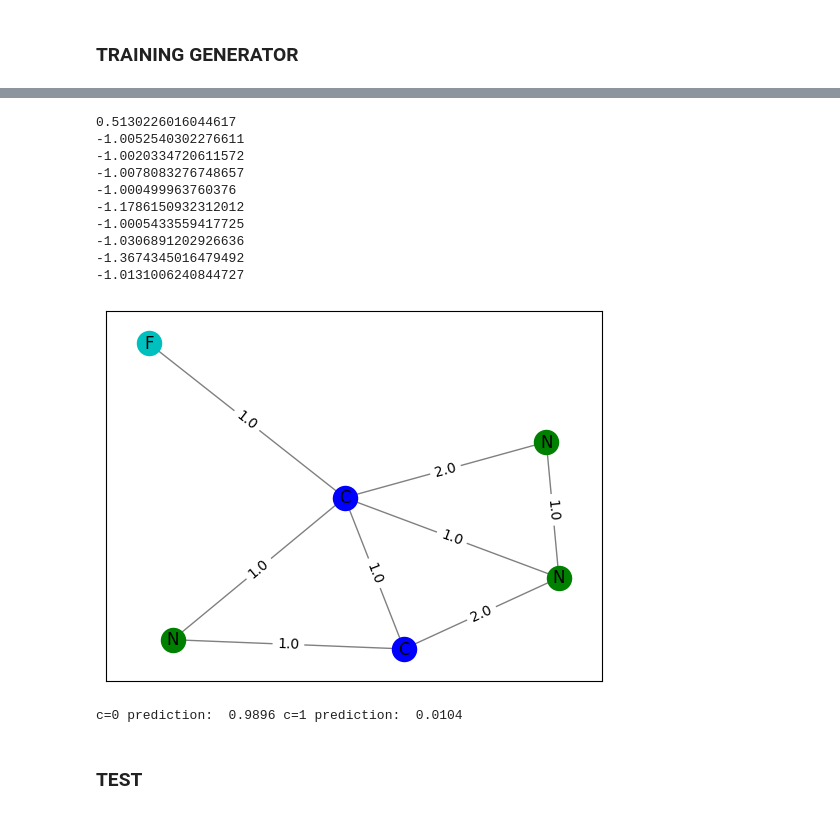
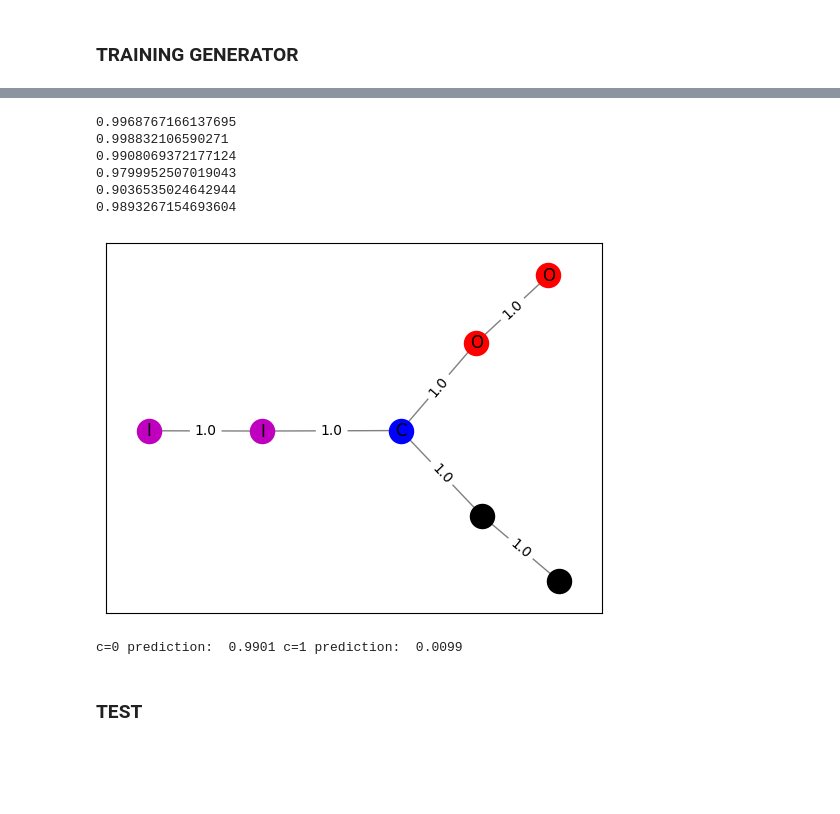
Before and after one commit to alessioborgi/XGNN_GraphGenRL, a Jupyter notebook: X_GNN_MUTAG.ipynb, the cells around one changed output, grey strips where cells are left out. Saved outputs shown, nothing was run; the diff lists cells and outputs as text; code cells hidden in the pictures; blank space fills up the shorter version.

```diff
--- a/X_GNN_MUTAG.ipynb
+++ b/X_GNN_MUTAG.ipynb
@@ -498,16 +502,14 @@ Training Set Accuracy: 0.8777
 # %% [markdown]
 ### GRAPH GENERATOR
 # %%
-
 class Generator(nn.Module):
-    def __init__(self, model_path: str, C: list, num_class=2, c=0, max_nodes=5, hyp1=1, hyp2=2, start=None, nfeat=7, dropout=0.1):
+    def __init__(self, model_path: str, C: list, num_class=2, c=0, hyp1=1, hyp2=2, start=None, nfeat=7, dropout=0.1):
         """
         :param C: Candidate set of nodes (list)
         :param start: Starting node (defaults to randomized node)
         """
         super(Generator, self).__init__()
         self.num_class = num_class
-        self.max_nodes = max_nodes
         self.dropout = dropout
         self.c = c  # c is the specific class of graph to be generated
 
@@ -698,15 +700,10 @@ class Generator(nn.Module):
                 if max_valency < d:
                     return -1
 
-        # check if there is at most 1 edge between any 2 node in G_t_1, otherwise return -1
-        adj = torch.zeros(G_t_1['num_nodes'], G_t_1['num_nodes'])
-        adj[G_t_1['edge_index'][0], G_t_1['edge_index'][1]] = 1
-        if torch.sum(adj) > G_t_1['num_nodes']:
+        edges = G_t_1['edge_index'].t().tolist()  # Convert to list of edges
+        edge_set = {tuple(edge) for edge in edges}  # Convert to set of unique edges (preserving the duality for undirected graphs)
+        if len(edge_set) < len(edges):  # If there are duplicate edges, return -1
             return -1
-
-        # if the generated graph G_t_1 contains more node than the maximum number of nodes, return -1
-        #if G_t_1['num_nodes'] > self.max_nodes:
-        #    return -1
 
         return 0
 
@@ -730,7 +737,7 @@ class Generator(nn.Module):
 # %%
 import torch.optim as optim
 
-def train_generator(generator, num_episodes=1000, max_gen_step=10, max_nodes = 5, learning_rate=0.01, b1=0.9, b2=0.999):
+def train_generator(generator, num_episodes=1000, max_gen_step=8, learning_rate=0.01, b1=0.9, b2=0.999):
     """
     Train the generator to produce graphs that maximize the target GNN's confidence for a given class.
 
@@ -769,10 +776,7 @@ def train_generator(generator, num_episodes=1000, max_gen_step=10, max_nodes = 5
             loss.backward()
             optimizer.step()
 
-            if G_t_1['num_nodes'] >= max_nodes:
-                generator.reset_graph()
-
-            elif Rt >= 0:
+            if Rt >= 0:
                 generator.G = G_t_1
 
         # Logging for debugging or monitoring training progress
@@ -787,9 +791,9 @@ if __name__ == "__main__":
     # Initialize the Generator with the appropriate parameters
     model_path = './gcn_first.pth'
     candidate_set = ['C.4', 'N.4', 'O.2', 'F.1', 'I.1', 'Cl.1', 'Br.1']
-    g = Generator(model_path=model_path, C=candidate_set, nfeat=7, c=0, start=0, max_nodes=5)
+    g = Generator(model_path=model_path, C=candidate_set, nfeat=7, c=0, start=0)
 
     # Train the generator
-    train_generator(g, num_episodes=200, max_gen_step=20, learning_rate=0.001)
+    train_generator(g, num_episodes=100, max_gen_step=6, learning_rate=0.01)
 # %% [output]
 You are using `torch.load` with `weights_only=False` (the current default value), which uses the default pickle module implicitly. It is possible to construct malicious pickle data which will execute  ...
@@ -812,12 +810,13 @@ Episode 190/200, mean Loss: -261.1440124511719, Mean_Reward: -1.0017368793487549
 Training complete.
 # %%
+#@title Generate and draw graph
 import networkx as nx
 import matplotlib.pyplot as plt
 import torch
 import copy
 
 # Function to generate and draw a graph using the generator
-def generate_and_draw_graph(generator, candidate_set, max_gen_step=10):
+def generate_and_draw_graph(generator, candidate_set, max_gen_step=8):
     # Initialize the graph
     generator.reset_graph()
 
@@ -827,7 +826,8 @@ def generate_and_draw_graph(generator, candidate_set, max_gen_step=10):
         _, _, _, _, G = generator(G)
         reward = generator.calculate_reward(G)
         print(reward.item())
-        generator.G = G
+        if reward >= 0:
+           generator.G = G
 
     # Convert the generated graph to a NetworkX graph
     edge_index = G['edge_index']
@@ -876,20 +876,16 @@ def generate_and_draw_graph(generator, candidate_set, max_gen_step=10):
     preds = torch.nn.functional.softmax(generator.model(G['feat'], G['edge_index']), dim=1)
     print('c=0 prediction: ', f'{preds[0][0].item():.4f}', 'c=1 prediction: ', f'{preds[0][1].item():.4f}')
 # %%
-generate_and_draw_graph(g, candidate_set, max_gen_step=10)
+generate_and_draw_graph(g, candidate_set, max_gen_step=6)
 # %% [output]
-0.5130226016044617
--1.0052540302276611
--1.0020334720611572
--1.0078083276748657
--1.000499963760376
--1.1786150932312012
--1.0005433559417725
--1.0306891202926636
--1.3674345016479492
--1.0131006240844727
+0.9968767166137695
+0.998832106590271
+0.9908069372177124
+0.9799952507019043
+0.9036535024642944
+0.9893267154693604
-[figure, old version]
+[figure, new version]
-c=0 prediction:  0.9896 c=1 prediction:  0.0104
+c=0 prediction:  0.9901 c=1 prediction:  0.0099
 # %% [markdown]
 ### TEST
 # %%
```
Also changed, not shown: parts of 6 cells of this notebook.
